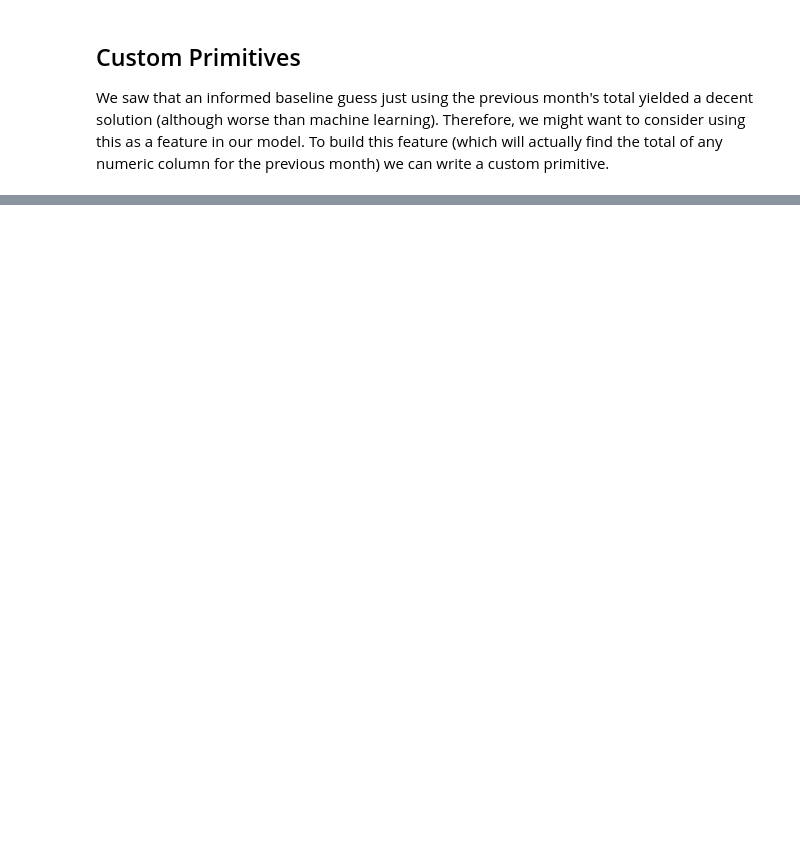
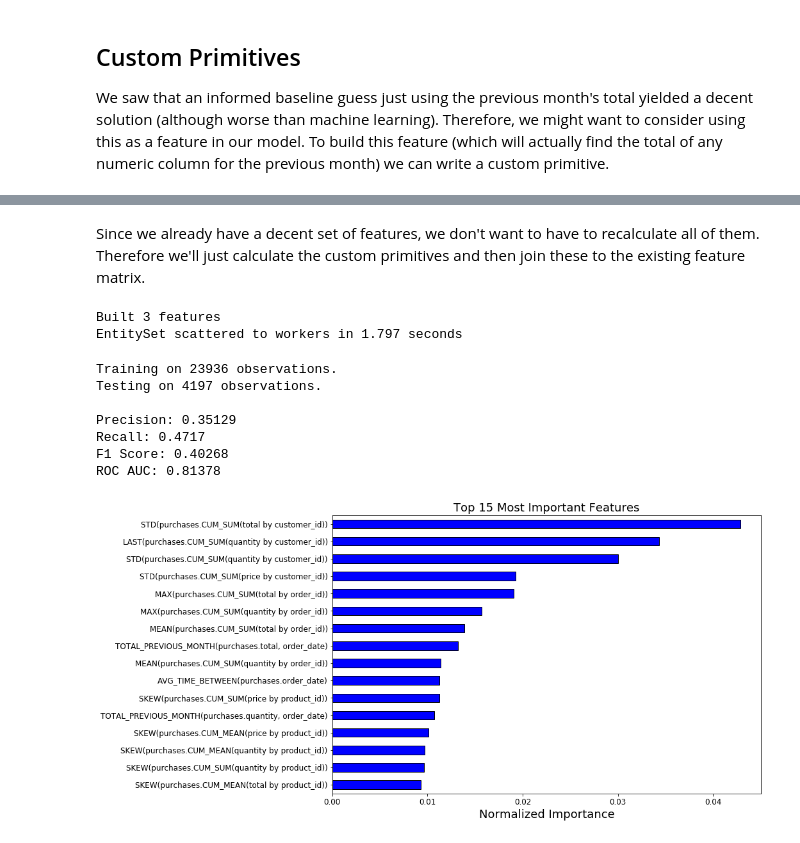
Before and after one commit to alteryx/Automated-Manual-Comparison, a Jupyter notebook: retail/notebooks/Automated Feature Engineering.ipynb, the cells around one changed output, grey strips where cells are left out. Saved outputs shown, nothing was run; the diff lists cells and outputs as text; code cells hidden in the pictures; blank space fills up the shorter version.

```diff
--- a/retail/notebooks/Automated Feature Engineering.ipynb
+++ b/retail/notebooks/Automated Feature Engineering.ipynb
@@ -604,9 +900,11 @@ from featuretools.primitives import make_agg_primitive
 # %%
 def total_previous_month(numeric, datetime, time):
+    """Return total of `numeric` column in the month prior to `time`."""
+
     df = pd.DataFrame({'value': numeric, 'time': datetime})
     previous_month = time.month - 1
+    df = df[df['time'].dt.month == previous_month]
 
-    df = df[df['time'].dt.month == previous_month]
     total = df['value'].sum()
 
     return total
@@ -740,0 +918,30 @@ t
+# %% [markdown]
+Since we already have a decent set of features, we don't want to have to recalculate all of them. Therefore we'll just calculate the custom primitives and then join these to the existing feature matrix.
+# %%
+feature_matrix_custom, feature_names_custom = ft.dfs(entityset=es, target_entity='customers',
+                                                     cutoff_time = labels,
+                                                     cutoff_time_in_index = True,
+                                                     agg_primitives = [total_previous],
+                                                     trans_primitives = [], chunk_size = len(labels),
+                                                     verbose = 1, n_jobs = 4)
+# %% [output]
+Built 3 features
+EntitySet scattered to workers in 1.797 seconds
+# %%
+feature_matrix_custom.drop(columns = ['total', 'label', 'month'], inplace = True)
+feature_matrix_custom.reset_index(inplace = True)
+# %%
+feature_matrix_selection = feature_matrix_selection.merge(feature_matrix_custom, on = ['customer_id', 'time'],
+                                                          how = 'left')
+# %%
+december_fi = predict_month(12, feature_matrix_selection)
+norm_fi = plot_feature_importances(december_fi)
+# %% [output]
+Training on 23936 observations.
+Testing on 4197 observations.
+
+Precision: 0.35129
+Recall: 0.4717
+F1 Score: 0.40268
+ROC AUC: 0.81378
+[figure, added]
```
Also changed, not shown: parts of 98 cells of this notebook, 3 other files.
